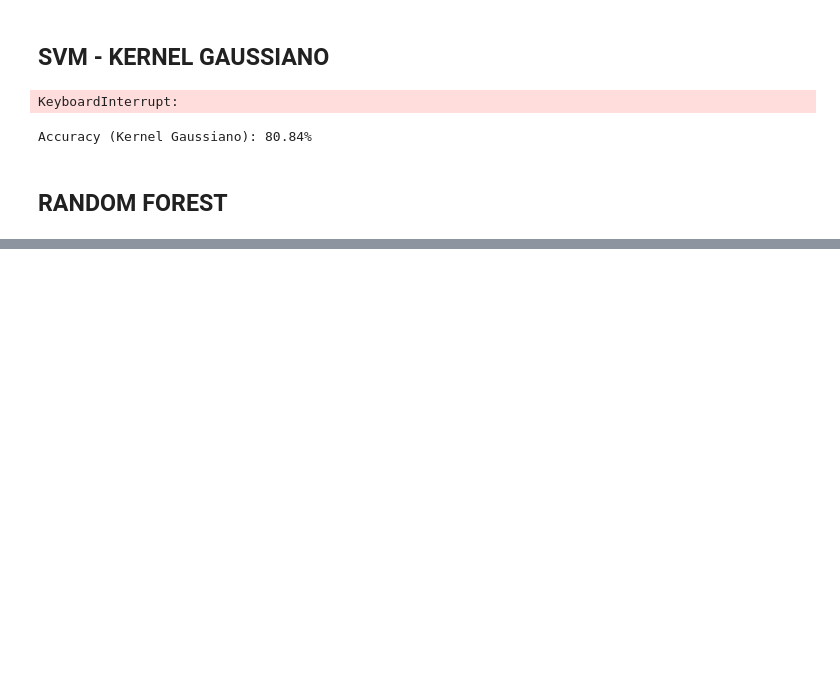
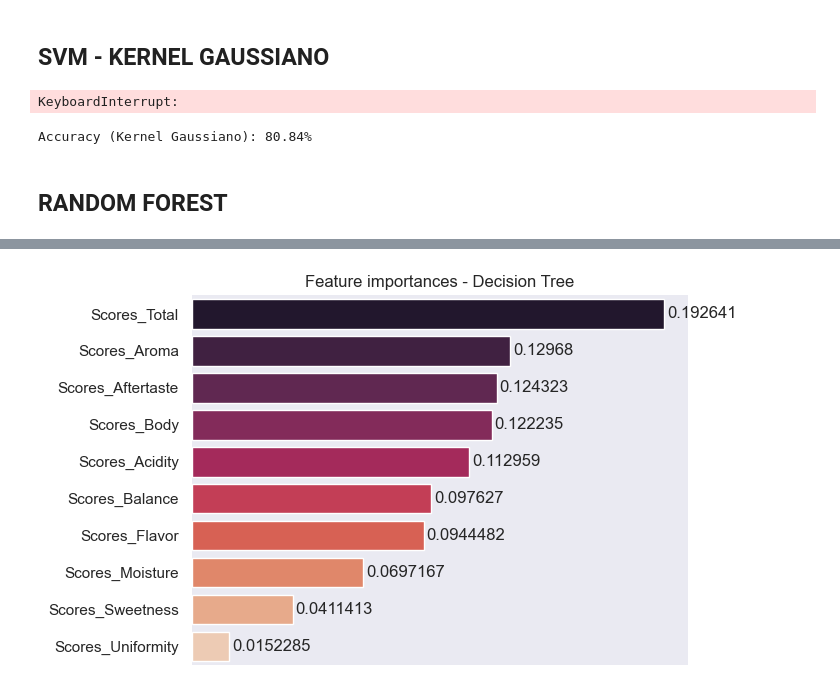
Before and after one commit to GuidoLorenzetti/TP, a Jupyter notebook: TP3/tp3.ipynb, the cells around one changed output, grey strips where cells are left out. Cells and saved outputs as stored; diff of their text form; code cells hidden in the pictures; blank space fills up the shorter version.

```diff
--- a/TP3/tp3.ipynb
+++ b/TP3/tp3.ipynb
@@ -450,0 +469,25 @@ print(f"Accuracy (Random Forest): {accuracy_rfc * 100:.2f}%")
+# %%
+feature_list = list(df.drop('Color', axis=1).columns)
+
+
+# Convertimos los df de variables (x) a array
+train_features = np.array(X_train)
+test_features = np.array(X_test)
+
+# Organizing feature names and importances in a DataFrame
+features_df = pd.DataFrame({'features': feature_list, 'importances': rfc_classifier.feature_importances_ })
+
+# Sorting data from highest to lowest
+features_df_sorted = features_df.sort_values(by='importances', ascending=False)
+
+# Barplot of the result without borders and axis lines
+g = sns.barplot(data=features_df_sorted, x='importances', y ='features', palette="rocket")
+sns.despine(bottom = True, left = True)
+g.set_title('Feature importances - Decision Tree')
+g.set(xlabel=None)
+g.set(ylabel=None)
+g.set(xticks=[])
+for value in g.containers:
+    g.bar_label(value, padding=2)
+# %% [output]
+[figure, added]
```
Also changed, not shown: parts of 1 cell of this notebook.
